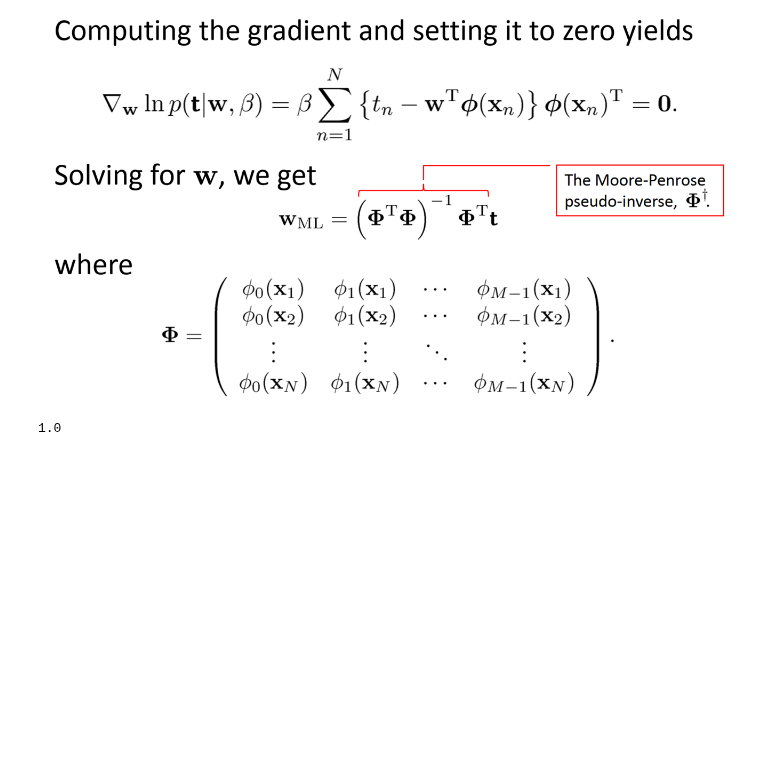
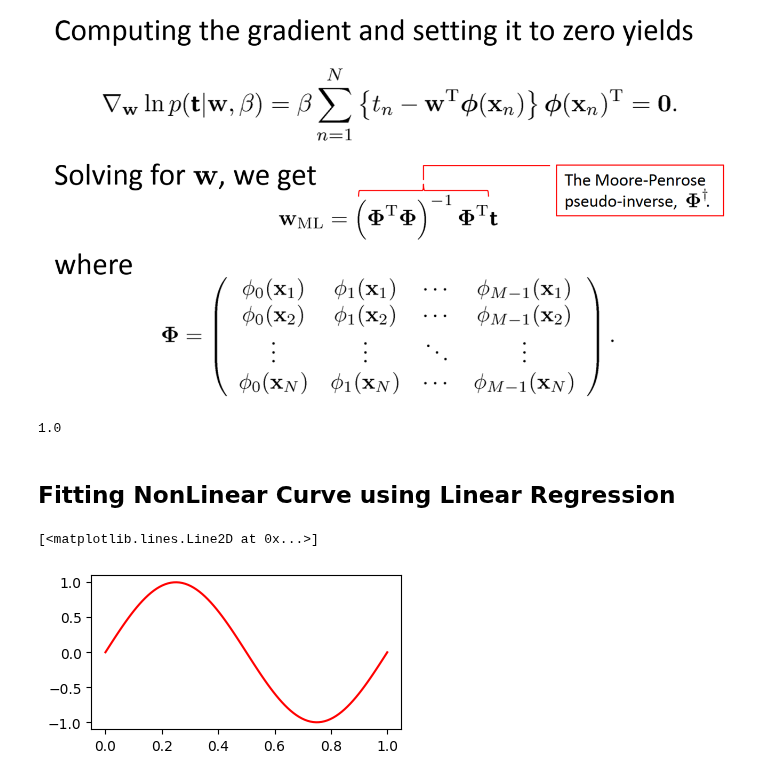
Before and after one commit to aruntakhur/GEU_ML, a Jupyter notebook: LinearRegression.ipynb, the cells around one changed output. Drawn from its saved outputs; the diff is of its cells as text; code cells hidden in the pictures; blank space fills up the shorter version.

```diff
--- a/LinearRegression.ipynb
+++ b/LinearRegression.ipynb
@@ -62,3 +62,14 @@ w_ML = xTx**-1 * np.dot(x,y)
 print(w_ML)
 # %% [output]
 1.0
+# %% [markdown]
+## Fitting NonLinear Curve using Linear Regression
+# %%
+#Create toy dataset (x,y) from Sinosodial Function
+x_true = np.linspace(0,1,100)
+y_true = np.sin(2*np.pi*x_true)
+plt.figure(figsize=(4,2))
+plt.plot(x_true,y_true,c = 'r')
+# %% [output]
+[<matplotlib.lines.Line2D at 0x...>]
+[figure, added]
```
Also changed, not shown: parts of 17 cells of this notebook.
